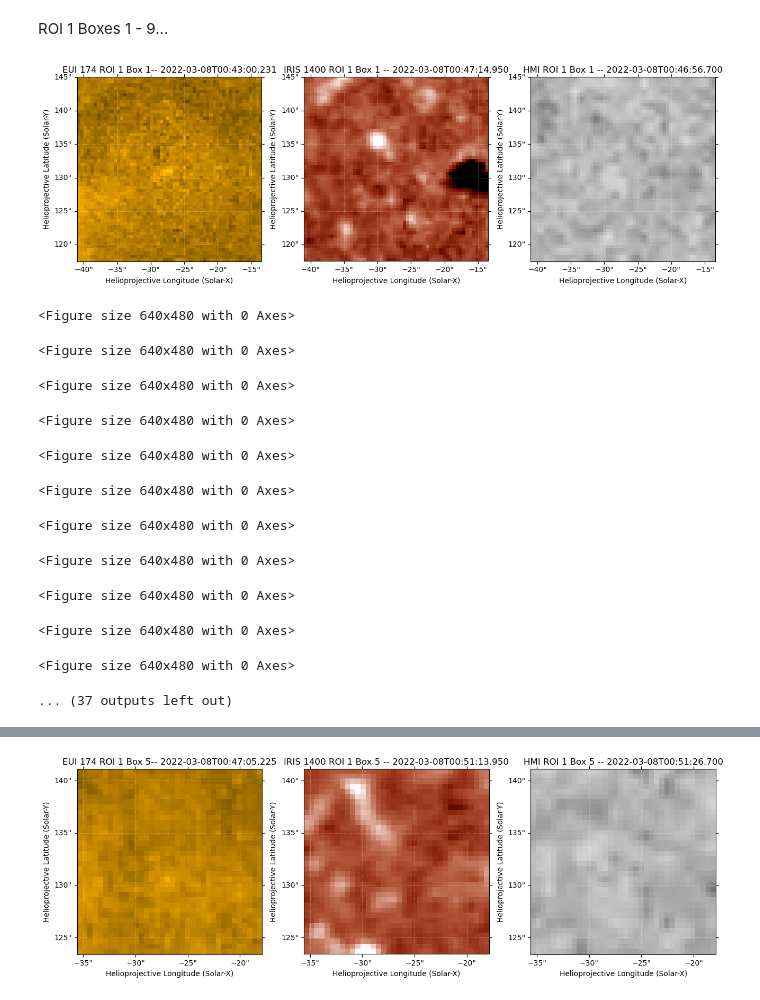
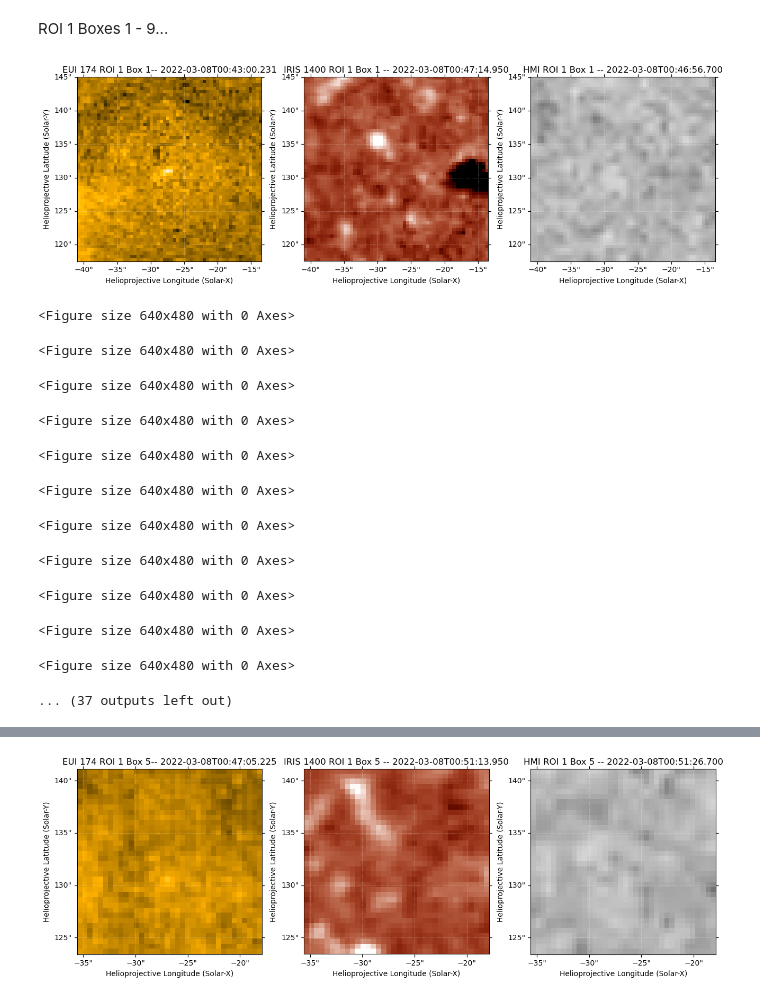
Before and after one commit to EllisErnsberger1/REU2025-Clean, a Jupyter notebook: Interval_1_ROIs.ipynb, the cells around one changed output, grey strips where cells are left out. Saved outputs shown, nothing was run; the diff lists cells and outputs as text; code cells hidden in the pictures.

```diff
--- a/Interval_1_ROIs.ipynb
+++ b/Interval_1_ROIs.ipynb
@@ -305,35 +360,35 @@ fig = plt.figure(figsize=(13, 5))
 writer = PillowWriter(fps=5)
 with writer.saving(fig, "gifs/eui_iris_hmi_roi_1_box_1_interval1.gif", dpi=200):
 
     for i in tqdm(range(len(eui_roi_1_trimmed_box_1))):
 
         eui_map = eui_roi_1_trimmed_box_1[i]
         ax1= fig.add_subplot(131, projection=eui_map.wcs)
-        eui_norm = ImageNormalize(eui_map.data, vmin=350, vmax=1000, stretch=SqrtStretch())
+        eui_norm = ImageNormalize(eui_map.data, vmin=400, vmax=800, stretch=SqrtStretch())
         eui_map.plot(axes=ax1, norm=eui_norm, cmap='solar orbiterhri_euv174',
                      title=f'EUI 174 ROI 1 Box 1-- {eui174_matched[frame_ind_box_1[i]].date}')
 
         iris_map = iris_roi_1_trimmed_box_1[i]
         ax2 = fig.add_subplot(132, projection=iris_map.wcs, sharex=ax1, sharey=ax1)
         iris_norm = ImageNormalize(iris_map.data, vmin=0, vmax=11, stretch=SqrtStretch())
         iris_map.plot(axes=ax2, norm=iris_norm,
                       title=f'IRIS 1400 ROI 1 Box 1 -- {iris1400_matched[frame_ind_box_1[i]].date}')
 
         hmi_map = hmi_roi_1_trimmed_box_1[i]
         ax3 = fig.add_subplot(133, projection=hmi_map.wcs, sharex=ax1, sharey=ax1)
         hmi_norm = ImageNormalize(hmi_map.data, vmin=-50, vmax=50, stretch=SqrtStretch())
         hmi_map.plot(axes=ax3, norm=hmi_norm,
                       title=f'HMI ROI 1 Box 1 -- {hmi_matched[frame_ind_box_1[i]].date}')
 
         plt.tight_layout()
 
         plt.draw()
         plt.pause(0.01)  # renders frame every 0.01 seconds
         writer.grab_frame()  # saves the frame
 
         ax1.clear(); ax2.clear(); ax3.clear()
 # %% [output]
-[figure, old version]
+[figure, new version]
 <Figure size 640x480 with 0 Axes>
 <Figure size 640x480 with 0 Axes>
 <Figure size 640x480 with 0 Axes>
```
Also changed, not shown: parts of 17 cells of this notebook, 8 other files.
